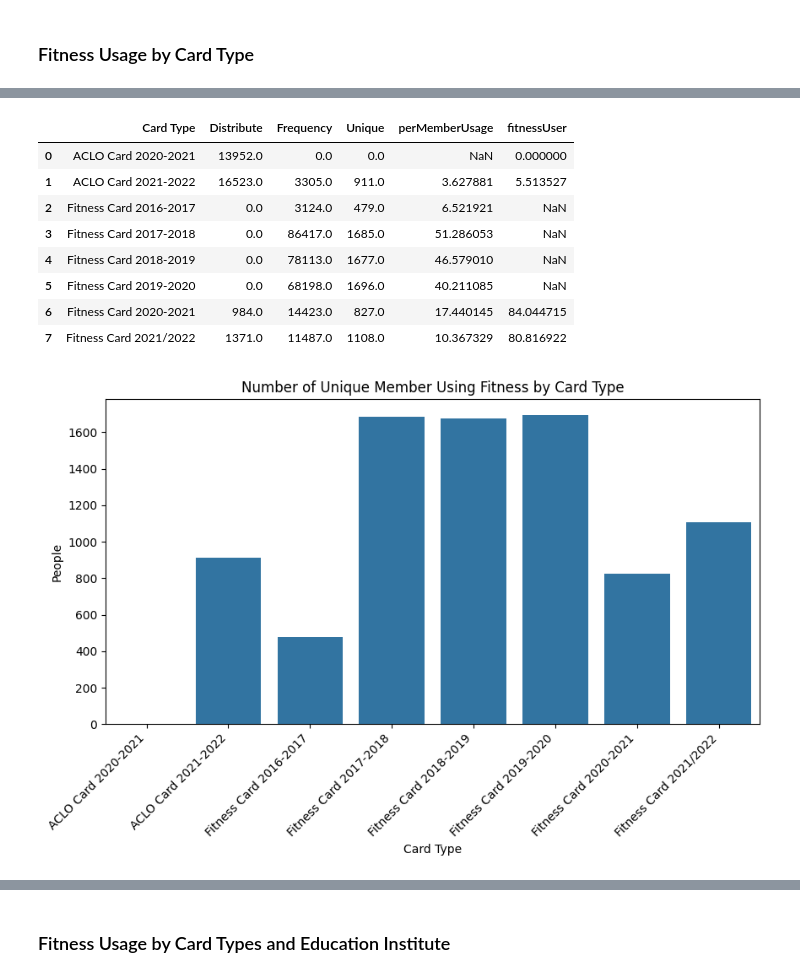
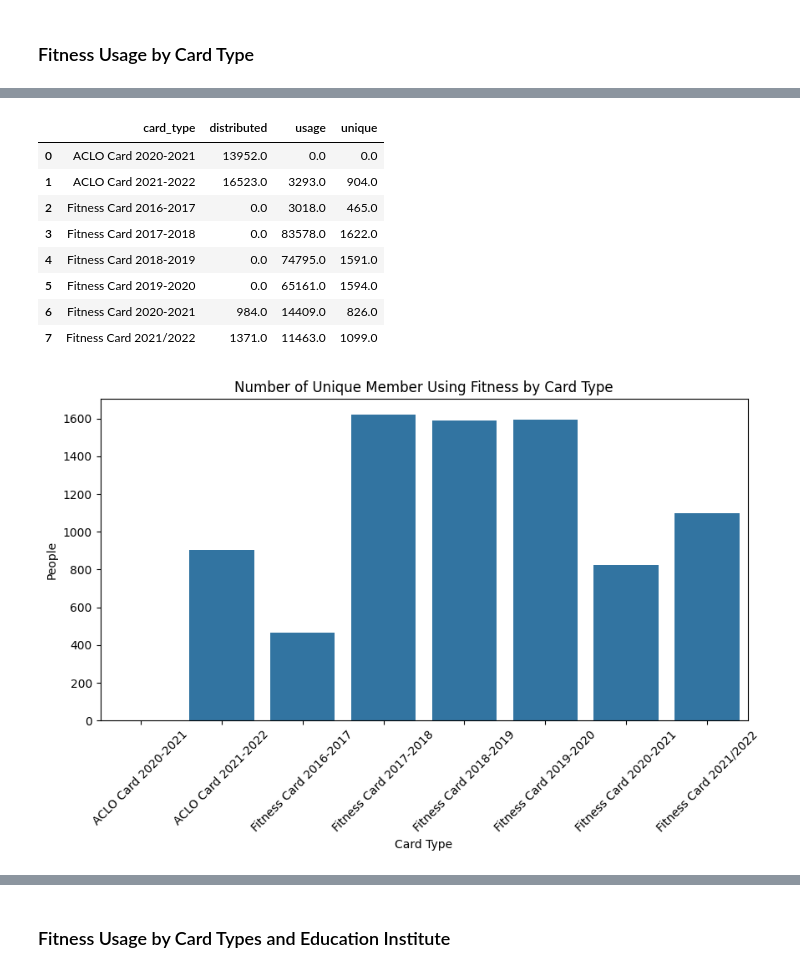
Before and after one commit to mingming2-alya/Business-Analyzing-with-ACLO, a Jupyter notebook: ACLO/ACLO.ipynb, the cells around one changed output, grey strips where cells are left out. Saved outputs shown, nothing was run; the diff lists cells and outputs as text; code cells hidden in the pictures.

```diff
--- a/ACLO/ACLO.ipynb
+++ b/ACLO/ACLO.ipynb
@@ -505,5 +482,5 @@ display(numMemberCard)
 # %%
 #total amount of card distributed
-memberCard = cardholderDF.groupby("Card Type").size().reset_index(name = "Distribute")
+memberCard = cardholderDF.groupby("card_type").size().reset_index(name = "distributed")
 display(memberCard)
 # %% [output]
@@ -512,3 +489,8 @@ display(memberCard)
 | 1 | ACLO Card 2021-2022 | 16523 |
 | 2 | Fitness Card 2020-2021 | 984 |
 | 3 | Fitness Card 2021/2022 | 1371 |
+# %%
+allCard = memberCard.merge(numCard, how = "outer", on = "card_type")
+allCard = allCard.fillna(0)
+
+display(allCard)
@@ -514,0 +522,6 @@ display(memberCard)
+# %%
+#number of unique member for fitness usage by each card type
+uniqueCardUsers = checkinDF.groupby("card_type")["client_id"].nunique().reset_index(name = "unique")
+uniqueCardUsers = uniqueCardUsers[uniqueCardUsers["card_type"].str.contains("ACLO Card|Fitness Card")]
+
+display(uniqueCardUsers)
@@ -515,31 +537,28 @@ display(memberCard)
 # %%
-numAllCard = memberCard.merge(numCard, how = "outer", on = "Card Type")
-numAllCard = numAllCard.merge(numMemberCard, how = "outer", on = "Card Type")
-numAllCard = numAllCard.fillna(0)
+allCard = allCard.merge(uniqueCardUsers, how = "outer", on = "card_type")
+allCard = allCard.fillna(0)
 
-numAllCard["perMemberUsage"] = numAllCard["Frequency"] / numAllCard["Unique"]
-numAllCard["fitnessUser"] = numAllCard.loc[numAllCard["Distribute"] > 0, "Unique"] / numAllCard["Distribute"] * 100
-display(numAllCard)
+display(allCard)
 # %% [output]
-|  | Card Type | Distribute | Frequency | Unique | perMemberUsage | fitnessUser |
-| 0 | ACLO Card 2020-2021 | 13952.0 | 0.0 | 0.0 | NaN | 0.000000 |
-| 1 | ACLO Card 2021-2022 | 16523.0 | 3305.0 | 911.0 | 3.627881 | 5.513527 |
-| 2 | Fitness Card 2016-2017 | 0.0 | 3124.0 | 479.0 | 6.521921 | NaN |
-| 3 | Fitness Card 2017-2018 | 0.0 | 86417.0 | 1685.0 | 51.286053 | NaN |
-| 4 | Fitness Card 2018-2019 | 0.0 | 78113.0 | 1677.0 | 46.579010 | NaN |
-| 5 | Fitness Card 2019-2020 | 0.0 | 68198.0 | 1696.0 | 40.211085 | NaN |
-| 6 | Fitness Card 2020-2021 | 984.0 | 14423.0 | 827.0 | 17.440145 | 84.044715 |
-| 7 | Fitness Card 2021/2022 | 1371.0 | 11487.0 | 1108.0 | 10.367329 | 80.816922 |
+|  | card_type | distributed | usage | unique |
+| 0 | ACLO Card 2020-2021 | 13952.0 | 0.0 | 0.0 |
+| 1 | ACLO Card 2021-2022 | 16523.0 | 3293.0 | 904.0 |
+| 2 | Fitness Card 2016-2017 | 0.0 | 3018.0 | 465.0 |
+| 3 | Fitness Card 2017-2018 | 0.0 | 83578.0 | 1622.0 |
+| 4 | Fitness Card 2018-2019 | 0.0 | 74795.0 | 1591.0 |
+| 5 | Fitness Card 2019-2020 | 0.0 | 65161.0 | 1594.0 |
+| 6 | Fitness Card 2020-2021 | 984.0 | 14409.0 | 826.0 |
+| 7 | Fitness Card 2021/2022 | 1371.0 | 11463.0 | 1099.0 |
 # %%
 #among all card type, the number of unique member using fitness
 plt.figure(figsize=(10,5))
-cCard = sns.barplot(data = numAllCard, x = "Card Type", y = "Unique")
-cCard.set_title("Number of Unique Member Using Fitness by Card Type")
-cCard.set_xlabel("Card Type")
-cCard.set_ylabel("People")
-cCard.set_xticklabels(labels = cCard.get_xticklabels(), rotation = 45, ha = "right")
+plot = sns.barplot(data = allCard, x = "card_type", y = "unique")
+plot.set_title("Number of Unique Member Using Fitness by Card Type")
+plot.set_xlabel("Card Type")
+plot.set_ylabel("People")
+plt.xticks(rotation=45) #increase readability
 
 
 plt.show()
 # %% [output]
-[figure, old version]
+[figure, new version]
```
Also changed, not shown: parts of 118 cells of this notebook.
